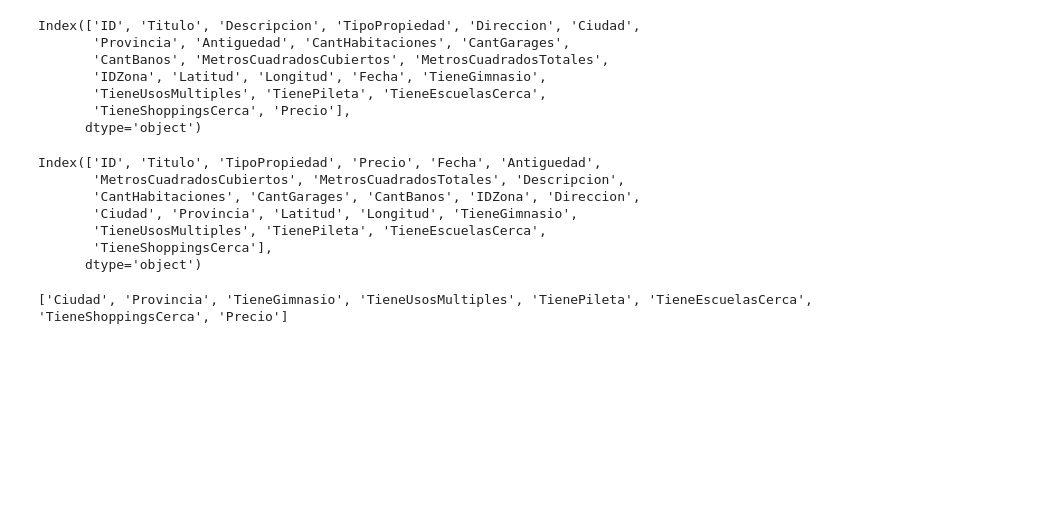
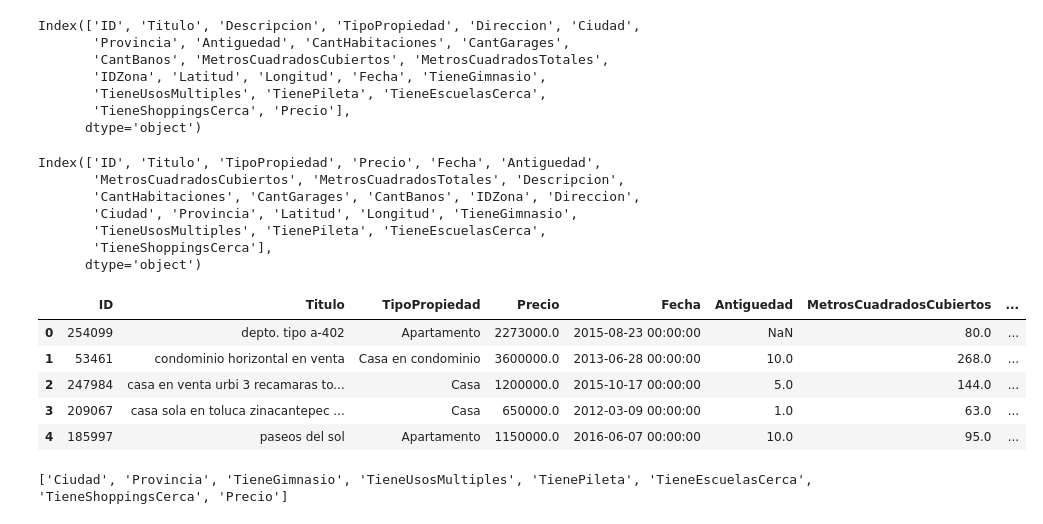
Before and after one commit to komod0/TPs-Org.Datos, a Jupyter notebook: tp1/nbfacundo.ipynb, the cells around one changed output. Saved outputs shown, nothing was run; the diff lists cells and outputs as text; code cells hidden in the pictures; blank space fills up the shorter version.

```diff
--- a/tp1/nbfacundo.ipynb
+++ b/tp1/nbfacundo.ipynb
@@ -104,6 +104,16 @@ Index(['ID', 'Titulo', 'TipoPropiedad', 'Precio', 'Fecha', 'Antiguedad',
        'TieneUsosMultiples', 'TienePileta', 'TieneEscuelasCerca',
        'TieneShoppingsCerca'],
       dtype='object')
+# %%
+#dfok[['Antiguedad', 'Fecha']].head()
+dfok.head()
+# %% [output]
+|  | ID | Titulo | TipoPropiedad | Precio | Fecha | Antiguedad | MetrosCuadradosCubiertos | ... |
+| 0 | 254099 | depto. tipo a-402 | Apartamento | 2273000.0 | 2015-08-23 00:00:00 | NaN | 80.0 | ... |
+| 1 | 53461 | condominio horizontal en venta | Casa en condominio | 3600000.0 | 2013-06-28 00:00:00 | 10.0 | 268.0 | ... |
+| 2 | 247984 | casa en venta urbi 3 recamaras to... | Casa | 1200000.0 | 2015-10-17 00:00:00 | 5.0 | 144.0 | ... |
+| 3 | 209067 | casa sola en toluca zinacantepec ... | Casa | 650000.0 | 2012-03-09 00:00:00 | 1.0 | 63.0 | ... |
+| 4 | 185997 | paseos del sol | Apartamento | 1150000.0 | 2016-06-07 00:00:00 | 10.0 | 95.0 | ... |
 # %%
 # Análisis de los valores booleanos (y cómo varía el precio respecto a ellos)
 # print(df.columns) # Devuelve una serie con lon nombres de las columnas
```
Also changed, not shown: parts of 5 cells of this notebook.
